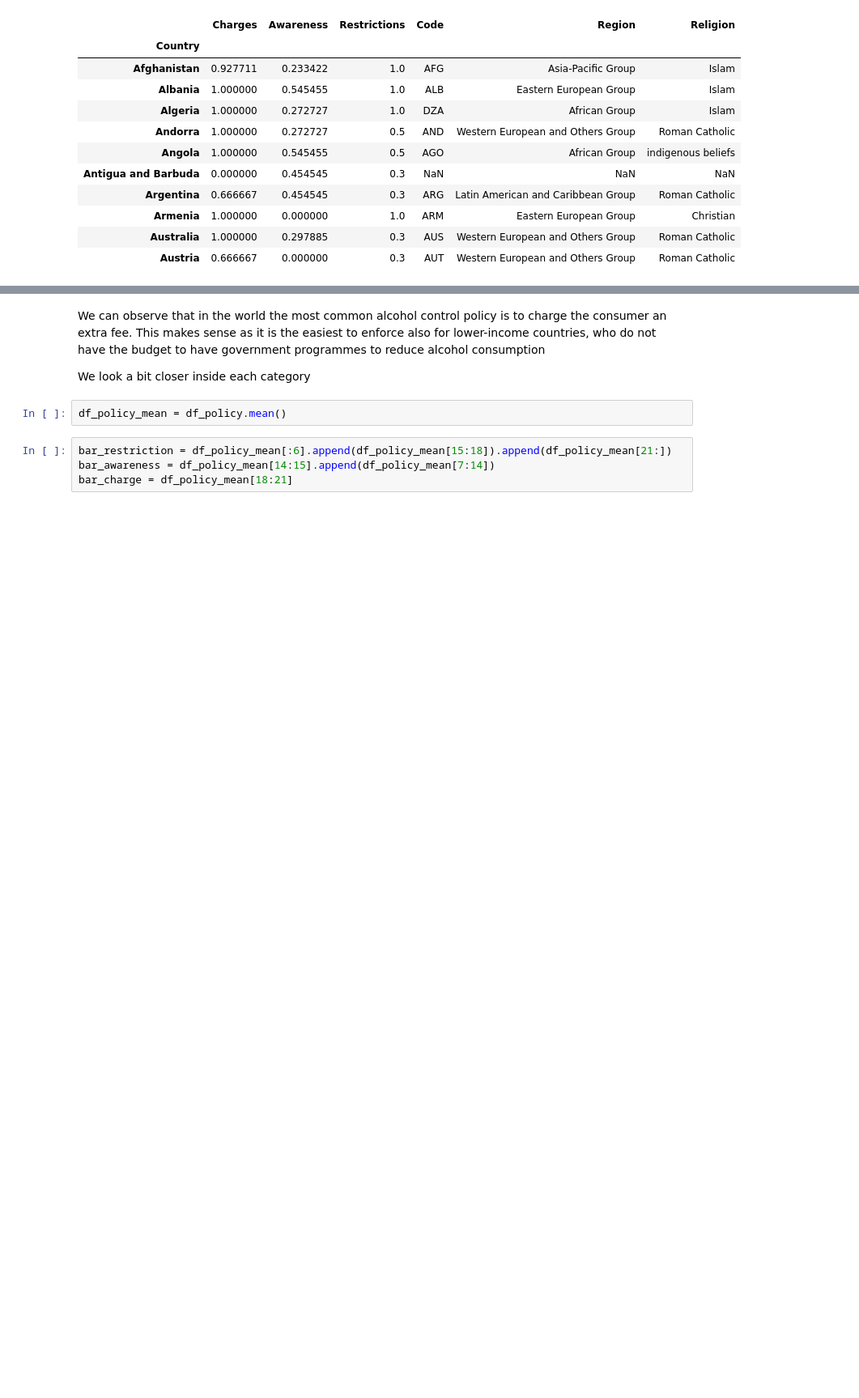
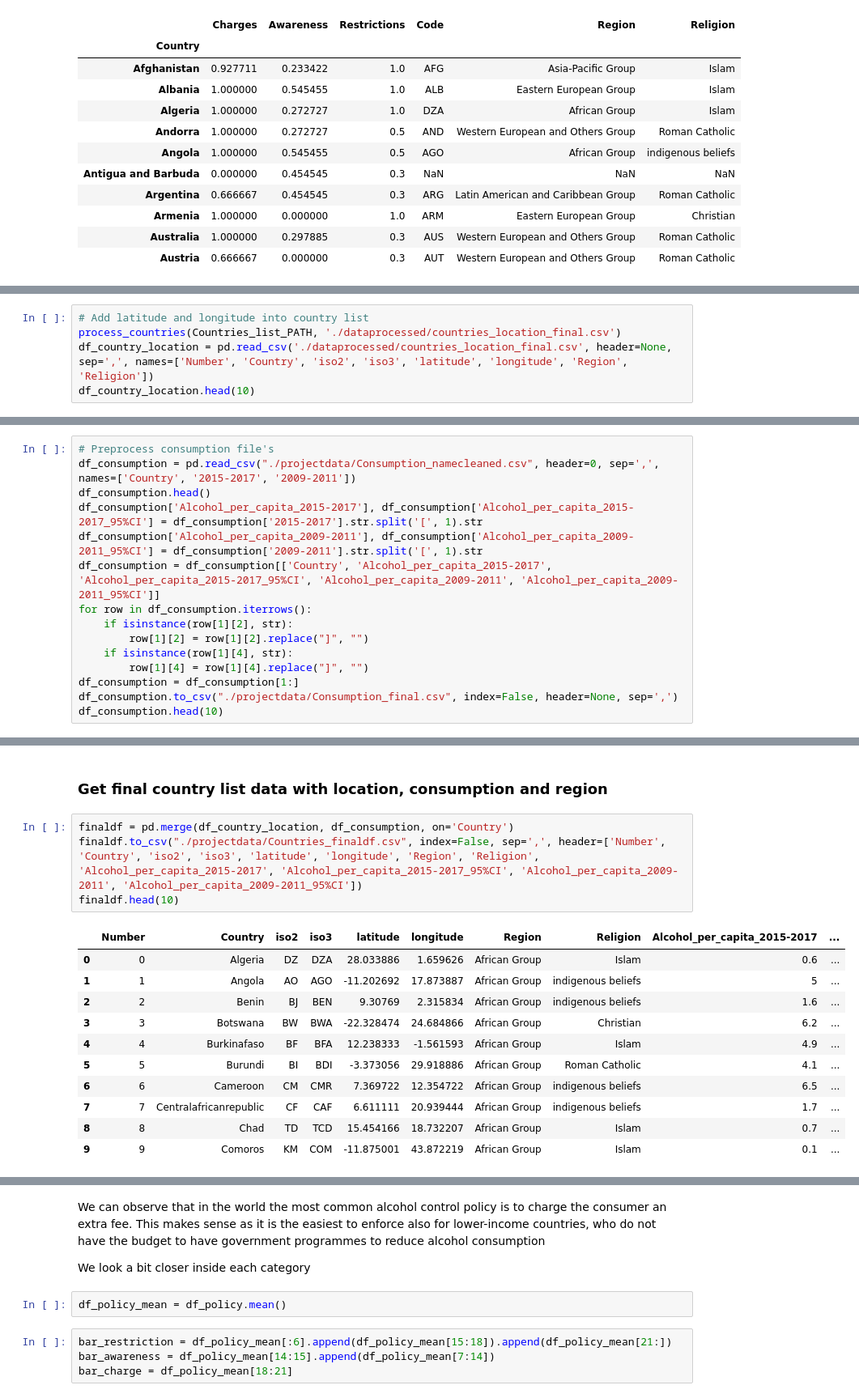
Before and after one commit to TomasTurner/Notorious_ADA_Projet_2019, a Jupyter notebook: final_notebook.ipynb, the cells around one changed output, grey strips where cells are left out. Shown at 81% size. Saved outputs shown, nothing was run; the diff lists cells and outputs as text; blank space fills up the shorter version.

Commit message:
Merged two notebooks

```diff
--- a/final_notebook.ipynb
+++ b/final_notebook.ipynb
@@ -477,0 +759,5 @@ In this section we want to analyse what ind of policies are present in different
+# %%
+# Add latitude and longitude into country list
+process_countries(Countries_list_PATH, './dataprocessed/countries_location_final.csv')
+df_country_location = pd.read_csv('./dataprocessed/countries_location_final.csv', header=None, sep=',', names=['Number', 'Country', 'iso2', 'iso3', 'latitude', 'longitude', 'Region', 'Religion'])
+df_country_location.head(10)
@@ -477,0 +785,15 @@ In this section we want to analyse what ind of policies are present in different
+# %%
+# Preprocess consumption file's
+df_consumption = pd.read_csv("./projectdata/Consumption_namecleaned.csv", header=0, sep=',', names=['Country', '2015-2017', '2009-2011'])
+df_consumption.head()
+df_consumption['Alcohol_per_capita_2015-2017'], df_consumption['Alcohol_per_capita_2015-2017_95%CI'] = df_consumption['2015-2017'].str.split('[', 1).str
+df_consumption['Alcohol_per_capita_2009-2011'], df_consumption['Alcohol_per_capita_2009-2011_95%CI'] = df_consumption['2009-2011'].str.split('[', 1).str
+df_consumption = df_consumption[['Country', 'Alcohol_per_capita_2015-2017', 'Alcohol_per_capita_2015-2017_95%CI', 'Alcohol_per_capita_2009-2011', 'Alcohol_per_capita_2009-2011_95%CI']]
+for row in df_consumption.iterrows():
+    if isinstance(row[1][2], str):
+        row[1][2] = row[1][2].replace("]", "")
+    if isinstance(row[1][4], str):
+        row[1][4] = row[1][4].replace("]", "")
+df_consumption = df_consumption[1:]
+df_consumption.to_csv("./projectdata/Consumption_final.csv", index=False, header=None, sep=',')
+df_consumption.head(10)
@@ -477,0 +812,18 @@ In this section we want to analyse what ind of policies are present in different
+# %% [markdown]
+### Get final country list data with location, consumption and region
+# %%
+finaldf = pd.merge(df_country_location, df_consumption, on='Country')
+finaldf.to_csv("./projectdata/Countries_finaldf.csv", index=False, sep=',', header=['Number', 'Country', 'iso2', 'iso3', 'latitude', 'longitude', 'Region', 'Religion', 'Alcohol_per_capita_2015-2017', 'Alcohol_per_capita_2015-2017_95%CI', 'Alcohol_per_capita_2009-2011', 'Alcohol_per_capita_2009-2011_95%CI'])
+finaldf.head(10)
+# %% [output]
+|  | Number | Country | iso2 | iso3 | latitude | longitude | Region | Religion | Alcohol_per_capita_2015-2017 | ... |
+| 0 | 0 | Algeria | DZ | DZA | 28.033886 | 1.659626 | African Group | Islam | 0.6 | ... |
+| 1 | 1 | Angola | AO | AGO | -11.202692 | 17.873887 | African Group | indigenous beliefs | 5 | ... |
+| 2 | 2 | Benin | BJ | BEN | 9.30769 | 2.315834 | African Group | indigenous beliefs | 1.6 | ... |
+| 3 | 3 | Botswana | BW | BWA | -22.328474 | 24.684866 | African Group | Christian | 6.2 | ... |
+| 4 | 4 | Burkinafaso | BF | BFA | 12.238333 | -1.561593 | African Group | Islam | 4.9 | ... |
+| 5 | 5 | Burundi | BI | BDI | -3.373056 | 29.918886 | African Group | Roman Catholic | 4.1 | ... |
+| 6 | 6 | Cameroon | CM | CMR | 7.369722 | 12.354722 | African Group | indigenous beliefs | 6.5 | ... |
+| 7 | 7 | Centralafricanrepublic | CF | CAF | 6.611111 | 20.939444 | African Group | indigenous beliefs | 1.7 | ... |
+| 8 | 8 | Chad | TD | TCD | 15.454166 | 18.732207 | African Group | Islam | 0.7 | ... |
+| 9 | 9 | Comoros | KM | COM | -11.875001 | 43.872219 | African Group | Islam | 0.1 | ... |
```
Also changed, not shown: parts of 82 cells of this notebook.
